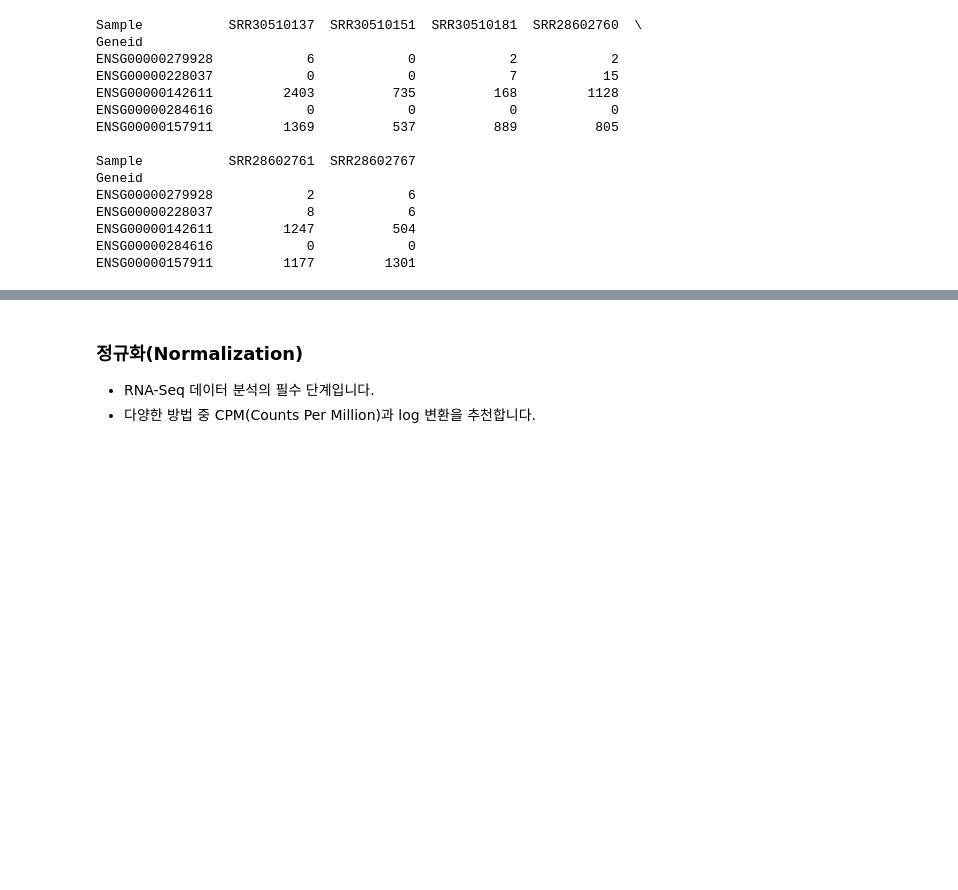
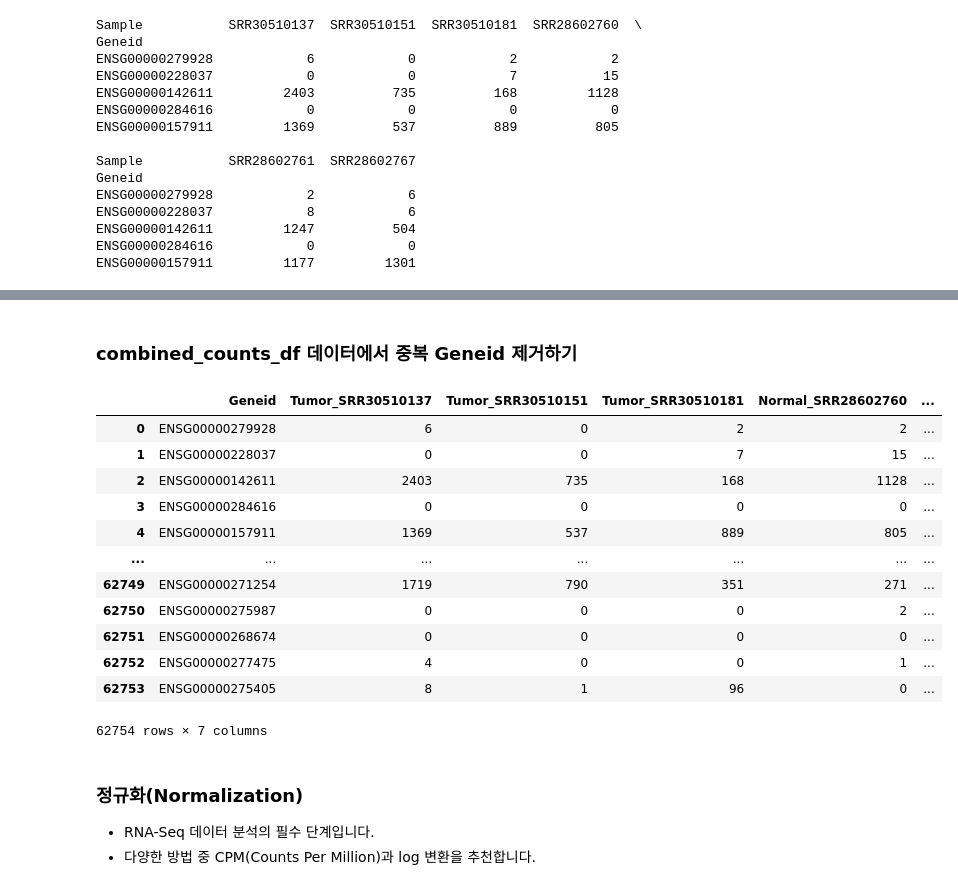
Before and after one commit to minyoungci/Glioblastoma-Tumor-vs-Normal, a Jupyter notebook: main.ipynb, the cells around one changed output, grey strips where cells are left out. Saved outputs shown, nothing was run; the diff lists cells and outputs as text; code cells hidden in the pictures; blank space fills up the shorter version.

```diff
--- a/main.ipynb
+++ b/main.ipynb
@@ -93,6 +94,26 @@ combined_counts_df.head()
 | ENSG00000142611 | 2403 | 735 | 168 | 1128 | 1247 | ... |
 | ENSG00000284616 | 0 | 0 | 0 | 0 | 0 | ... |
 | ENSG00000157911 | 1369 | 537 | 889 | 805 | 1177 | ... |
+# %% [markdown]
+### combined_counts_df 데이터에서 중복 Geneid 제거하기
+# %%
+combined_counts_df = pd.read_csv("Result/combined_counts_df.csv")
+
+combined_counts_df
+# %% [output]
+|  | Geneid | Tumor_SRR30510137 | Tumor_SRR30510151 | Tumor_SRR30510181 | Normal_SRR28602760 | ... |
+| 0 | ENSG00000279928 | 6 | 0 | 2 | 2 | ... |
+| 1 | ENSG00000228037 | 0 | 0 | 7 | 15 | ... |
+| 2 | ENSG00000142611 | 2403 | 735 | 168 | 1128 | ... |
+| 3 | ENSG00000284616 | 0 | 0 | 0 | 0 | ... |
+| 4 | ENSG00000157911 | 1369 | 537 | 889 | 805 | ... |
+| ... | ... | ... | ... | ... | ... | ... |
+| 62749 | ENSG00000271254 | 1719 | 790 | 351 | 271 | ... |
+| 62750 | ENSG00000275987 | 0 | 0 | 0 | 2 | ... |
+| 62751 | ENSG00000268674 | 0 | 0 | 0 | 0 | ... |
+| 62752 | ENSG00000277475 | 4 | 0 | 0 | 1 | ... |
+| 62753 | ENSG00000275405 | 8 | 1 | 96 | 0 | ... |
+62754 rows × 7 columns
 # %% [markdown]
 ### 정규화(Normalization)
 
```
Also changed, not shown: parts of 7 cells of this notebook, 4 other files.
